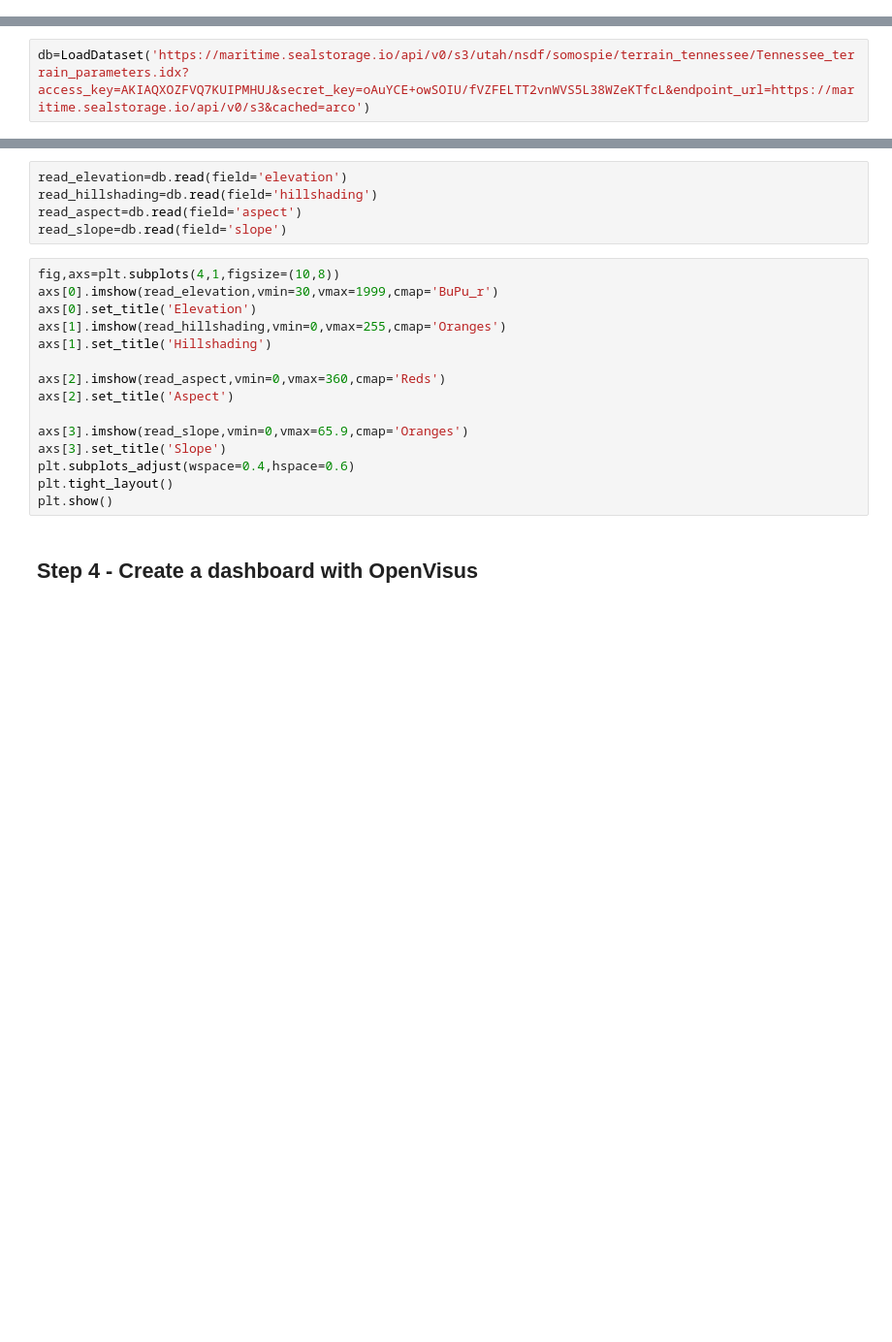
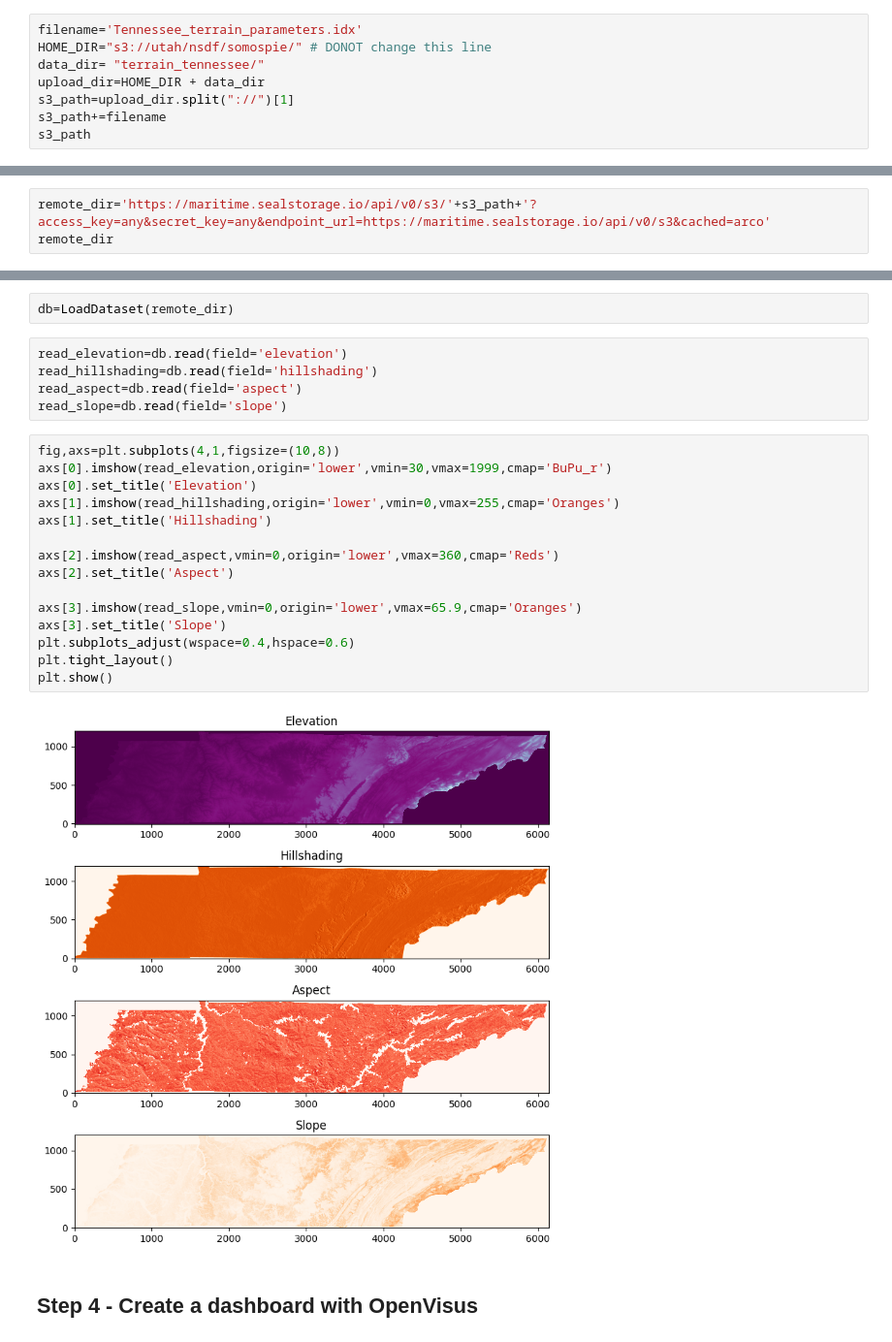
Before and after one commit to nsdf-fabric/NSDF_Tutorial, a Jupyter notebook: SOMOSPIE Integration.ipynb, the cells around one changed output, grey strips where cells are left out. Shown at 97% size. Saved outputs shown, nothing was run; the diff lists cells and outputs as text; blank space fills up the shorter version.

```diff
--- a/SOMOSPIE Integration.ipynb
+++ b/SOMOSPIE Integration.ipynb
@@ -125,0 +210,8 @@ In this additional step we are publishing the files to seal storage to store the
+# %%
+filename='Tennessee_terrain_parameters.idx'
+HOME_DIR="s3://utah/nsdf/somospie/" # DONOT change this line
+data_dir= "terrain_tennessee/"
+upload_dir=HOME_DIR + data_dir
+s3_path=upload_dir.split("://")[1]
+s3_path+=filename
+s3_path
@@ -134,4 +250,5 @@ from OpenVisus import *
 import numpy as np
 import matplotlib.pyplot as plt
 # %%
-db=LoadDataset('https://maritime.sealstorage.io/api/v0/s3/utah/nsdf/somospie/terrain_tennessee/Tennessee_terrain_parameters.idx?access_key=AKIAQXOZFVQ7KUIPMHUJ&secret_key=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&endpoint_url=https://maritime.sealstorage.io/api/v0/s3&cached=arco')
+remote_dir='https://maritime.sealstorage.io/api/v0/s3/'+s3_path+'?access_key=any&secret_key=any&endpoint_url=https://maritime.sealstorage.io/api/v0/s3&cached=arco'
+remote_dir
@@ -138,3 +257,5 @@ db=LoadDataset('https://maritime.sealstorage.io/api/v0/s3/utah/nsdf/somospie/ter
+# %%
+db=LoadDataset(remote_dir)
 # %%
 read_elevation=db.read(field='elevation')
 read_hillshading=db.read(field='hillshading')
@@ -142,18 +263,20 @@ read_aspect=db.read(field='aspect')
 read_slope=db.read(field='slope')
 # %%
 fig,axs=plt.subplots(4,1,figsize=(10,8))
-axs[0].imshow(read_elevation,vmin=30,vmax=1999,cmap='BuPu_r')
+axs[0].imshow(read_elevation,origin='lower',vmin=30,vmax=1999,cmap='BuPu_r')
 axs[0].set_title('Elevation')
-axs[1].imshow(read_hillshading,vmin=0,vmax=255,cmap='Oranges')
+axs[1].imshow(read_hillshading,origin='lower',vmin=0,vmax=255,cmap='Oranges')
 axs[1].set_title('Hillshading')
 
-axs[2].imshow(read_aspect,vmin=0,vmax=360,cmap='Reds')
+axs[2].imshow(read_aspect,vmin=0,origin='lower',vmax=360,cmap='Reds')
 axs[2].set_title('Aspect')
 
-axs[3].imshow(read_slope,vmin=0,vmax=65.9,cmap='Oranges')
+axs[3].imshow(read_slope,vmin=0,origin='lower',vmax=65.9,cmap='Oranges')
 axs[3].set_title('Slope')
 plt.subplots_adjust(wspace=0.4,hspace=0.6)
 plt.tight_layout()
 plt.show()
+# %% [output]
+[figure, added]
 # %% [markdown]
 ## Step 4 - Create a dashboard with OpenVisus
```
Also changed, not shown: parts of 27 cells of this notebook, 4 other files.
